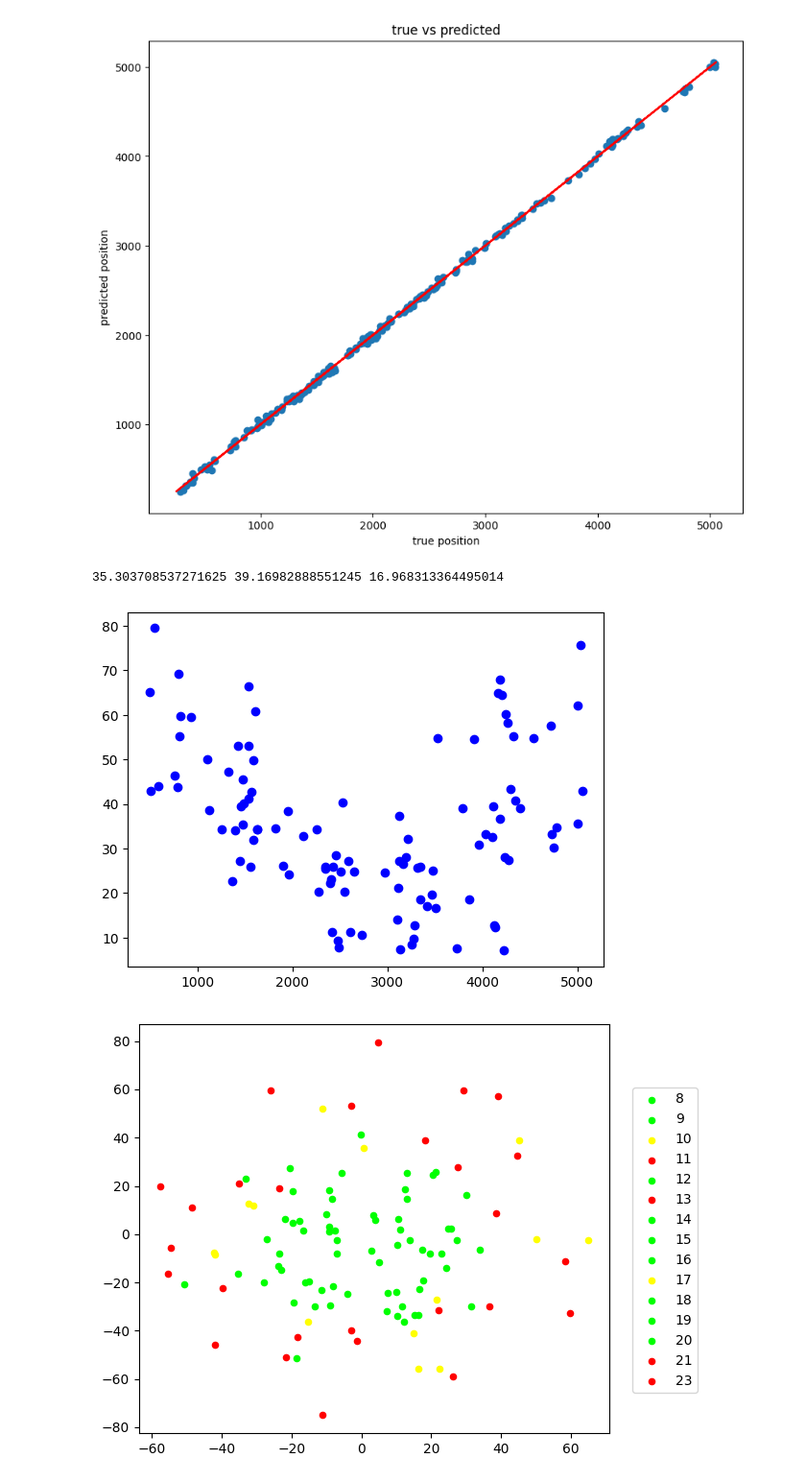
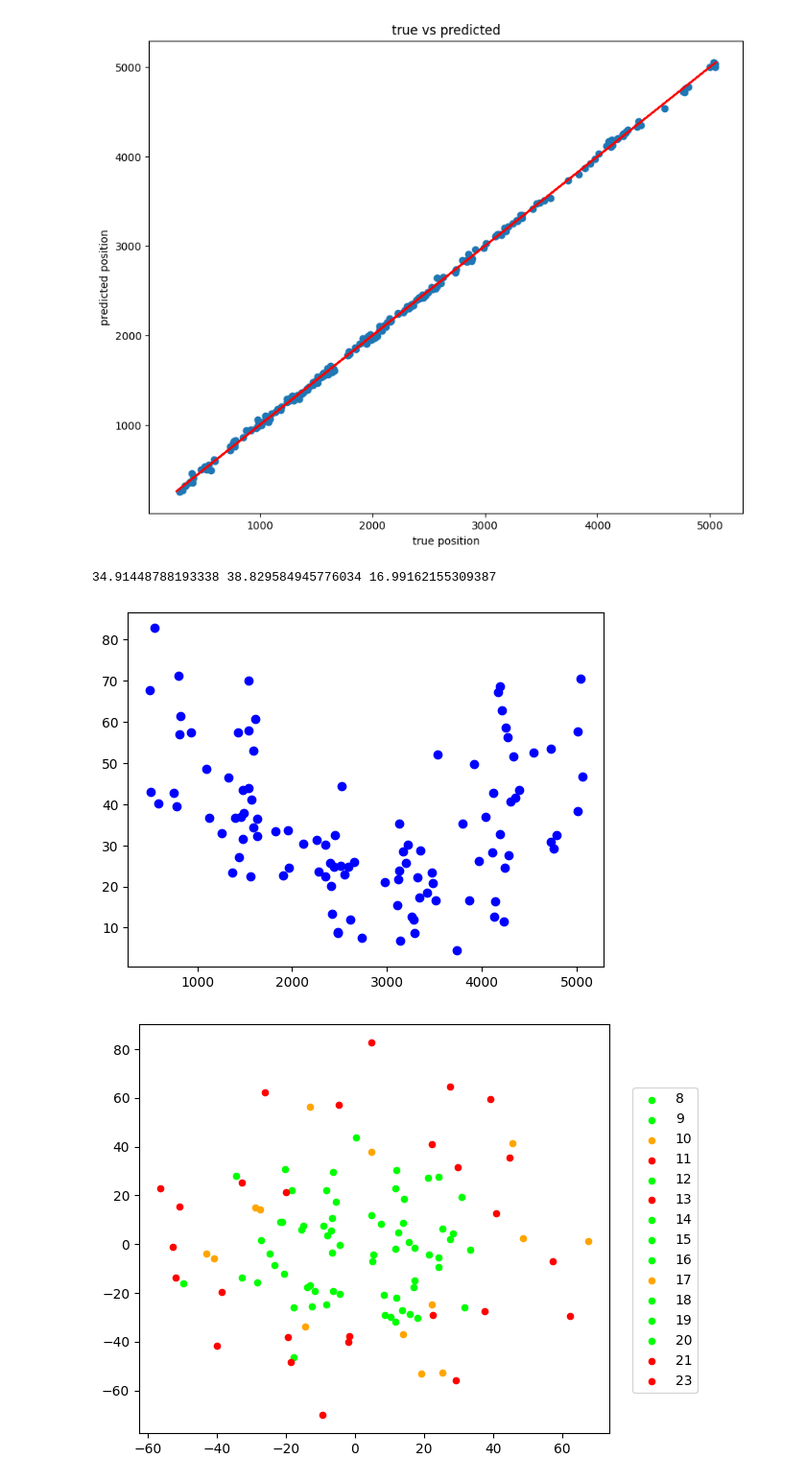
Before and after one commit to opticsensors/pool-playing-robot, a Jupyter notebook: examples/system_calibration/model_carriage_position.ipynb, the cells around one changed output. Shown: that part at 96% size. Drawn from its saved outputs; the diff is of its cells as text; code cells hidden in the pictures.

```diff
--- a/examples/system_calibration/model_carriage_position.ipynb
+++ b/examples/system_calibration/model_carriage_position.ipynb
@@ -123,16 +123,17 @@ print(mean_squared_error(y_test,y_pred,squared=False),r2_score(y_test,y_pred))
 from pool.calibration import CameraCalibration
 calib=CameraCalibration()
 l_carriage_pred=[]
-a=9.085e-01
-b=3.442e+00
-d=1.117e+00
-h=9.274e+00
+a=9.081e-01
+b=3.440e+00
+d1=2.902e-02
+d2=1.117e+00
+h=9.292e+00
 
 for index, row in df.iterrows():
 
     target=row[['target_x_undist','target_y_undist']].values
     angle=row[['angle_undist']].values[0]
-    carriage_pred = calib.predict_carriage_position_in_image_plane(target, angle, (a,b,d,h))
+    carriage_pred = calib.predict_carriage_position_in_image_plane(target, angle, (a,b,d1,d2,h))
     l_carriage_pred.append(carriage_pred)
 
 y_true=df[['carriage_x_undist','carriage_y_undist']].values
@@ -168,32 +169,32 @@ std_error=np.std(df_error['error'])
 rmse=np.sqrt(np.sum(df_error['error']**2)/df_error['error'].shape[0])
 print(mean_error, rmse, std_error)
 # %% [output]
-35.303708537271625 39.16982888551245 16.968313364495014
+34.91448788193338 38.829584945776034 16.99162155309387
 # %%
 x_axis=df_error['pred_x']
 y_axis=df_error['error']
 plt.scatter(x_axis,y_axis, color='b')
 plt.show()
 # %% [output]
-[figure, old version]
+[figure, new version]
 # %%
 x_axis=df_error['error_x']
 y_axis=df_error['error_y']
 group = df_error['target_aruco']
 #d_colors = {8:'yellow', 9:'orange', 10:'red', 11:'brown', 12:'black', 13:'gray', 14:'green', 15:'blue', 16:'cyan', 17:'purple', 18:'magenta', 19:'lime', 20:'pink', 21:'lavender', 23:'olive'}
 #d_colors = {8:'lime', 9:'lime', 10:'lime', 11:'red', 12:'lime', 13:'red', 14:'lime', 15:'lime', 16:'lime', 17:'lime', 18:'lime', 19:'lime', 20:'lime', 21:'red', 23:'red'}
-d_colors = {8:'lime', 9:'lime', 10:'yellow', 11:'red', 12:'lime', 13:'red', 14:'lime', 15:'lime', 16:'lime', 17:'yellow', 18:'lime', 19:'lime', 20:'lime', 21:'red', 23:'red'}
+d_colors = {8:'lime', 9:'lime', 10:'orange', 11:'red', 12:'lime', 13:'red', 14:'lime', 15:'lime', 16:'lime', 17:'orange', 18:'lime', 19:'lime', 20:'lime', 21:'red', 23:'red'}
 
 fig, ax = plt.subplots()
 for g in np.unique(group):
     ix = np.where(group == g)
     ax.scatter(df_error['error_x'][df_error['target_aruco']==g], df_error['error_y'][df_error['target_aruco']==g], c = d_colors[g], label = g, s = 20)
 fig.legend(loc=7)
 fig.tight_layout()
 fig.subplots_adjust(right=0.85)
 plt.show()
 # %% [output]
-[figure, old version]
+[figure, new version]
 # %%
 import numpy as np
 from scipy.optimize import minimize
```
Also changed, not shown: parts of 11 cells of this notebook, 4 other files.
